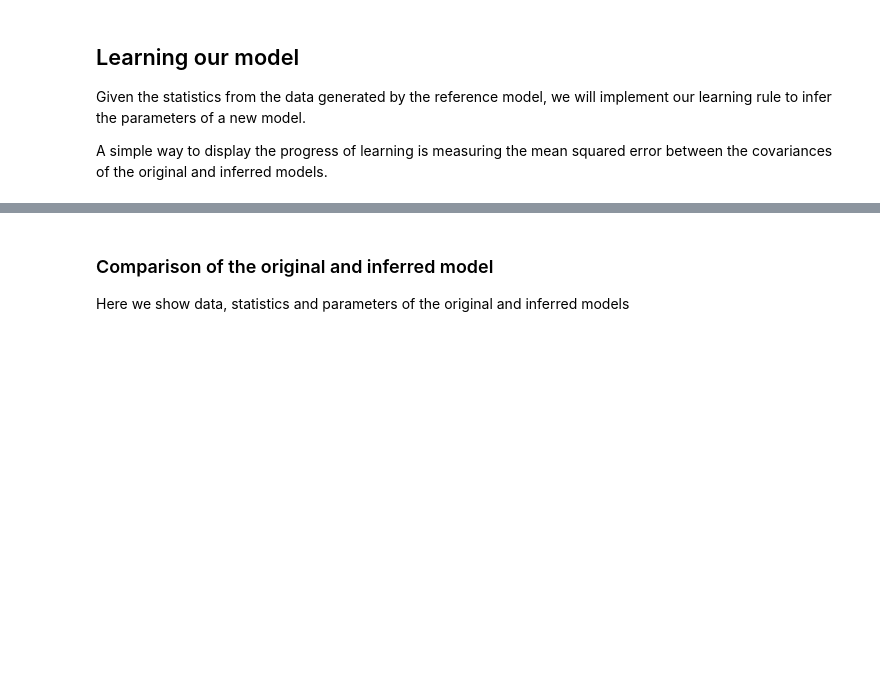
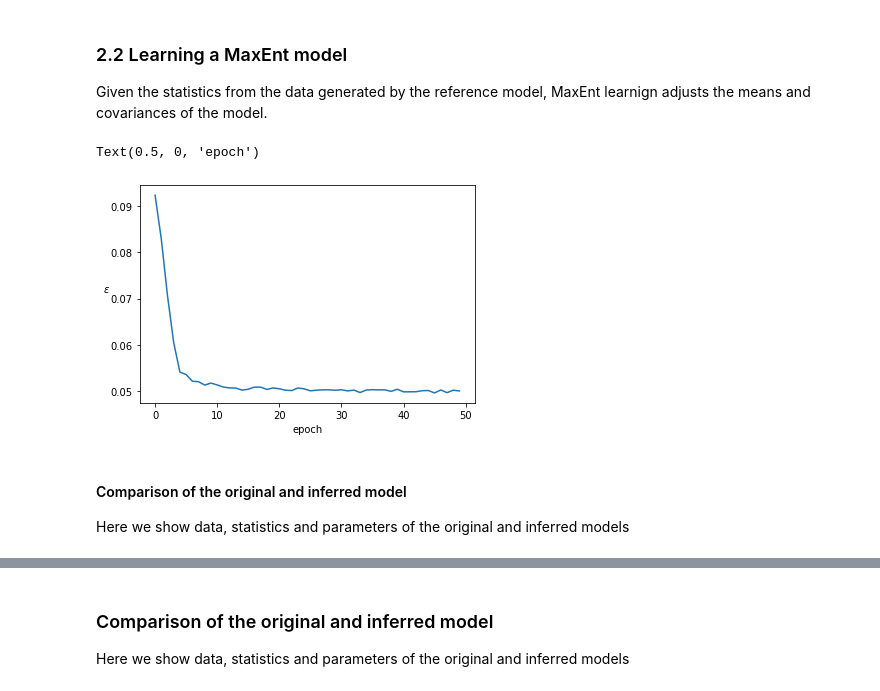
Before and after one commit to MiguelAguilera/Neuro-MaxEnt-inference-tutorial, a Jupyter notebook: 3.Oscillating_spike_trains.ipynb, the cells around one changed output, grey strips where cells are left out. Saved outputs shown, nothing was run; the diff lists cells and outputs as text; code cells hidden in the pictures; blank space fills up the shorter version.

```diff
--- a/3.Oscillating_spike_trains.ipynb
+++ b/3.Oscillating_spike_trains.ipynb
@@ -120,6 +152,56 @@ Text(0.5, 1.0, 'Neuronal Spike Times')
-# %% [markdown]
-## Learning our model
-
-Given the statistics from the data generated by the reference model, we will implement our learning rule to infer the parameters of a new model.
-
-A simple way to display the progress of learning is measuring the mean squared error between the covariances of the original and inferred models.
+# %% [markdown]
+### 2.2 Learning a MaxEnt model
+
+Given the statistics from the data generated by the reference model, MaxEnt learnign adjusts the means and covariances of the model.
+# %%
+I = Ising(N)
+I.H = np.zeros(N)
+I.J = np.zeros((N,N))
+
+R=50
+eta=0.1
+
+error = np.zeros(R)
+
+for rep in range(R):
+
+  MaxEnt_sample = np.zeros((N,T))
+  m=np.zeros(N)
+  C=np.zeros((N,N))
+  D=np.zeros((N,N))
+  I.s = Data_sample[:,0]
+
+  dm = np.zeros(N)
+  dJ = np.zeros((N,N))
+  for t in range(T):
+    h = I.H + np.dot(I.J,I.s)
+    sp = I.s.copy()
+    I.SequentialGlauberStep()
+    dm += (I.s*N - sp*(N-1) - np.tanh(h))/T
+    dJ += (D_data*N - (N-1)*C_data)/T - np.einsum('i,j->ij',(np.tanh(h))/T, sp)
+    MaxEnt_sample[:,t] = I.s
+    m += I.s/T
+    D += np.einsum('i,j->ij',I.s/T, sp)
+    C += np.einsum('i,j->ij',sp/T, sp)
+
+  m = np.mean(MaxEnt_sample,axis=1)
+  Cov  = np.cov(MaxEnt_sample)
+
+  I.H += eta*(m_data-m)
+  I.J += eta*(Cov_data - Cov)
+  I.J[range(N),range(N)]=0
+
+  error[rep] = np.mean(dJ**2)
+  #error[rep] = np.mean((m_data-m)**2)
+
+plt.figure()
+plt.plot(error)
+plt.ylabel(r'$\epsilon$',rotation=0)
+plt.xlabel(r'epoch')
+# %% [output]
+Text(0.5, 0, 'epoch')
+[figure, added]
+# %% [markdown]
+#### Comparison of the original and inferred model
+
+Here we show data, statistics and parameters of the original and inferred models
```
Also changed, not shown: parts of 27 cells of this notebook.
